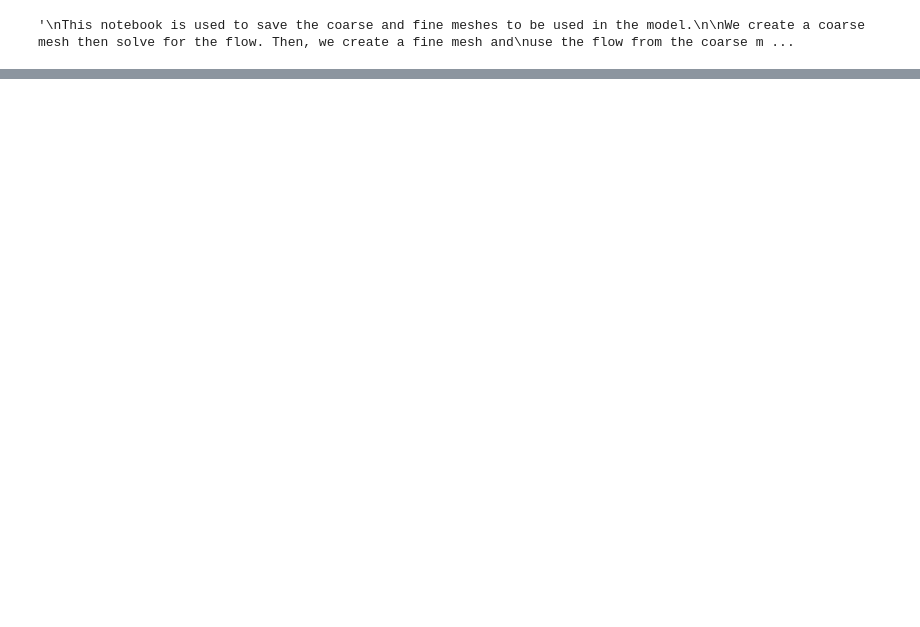
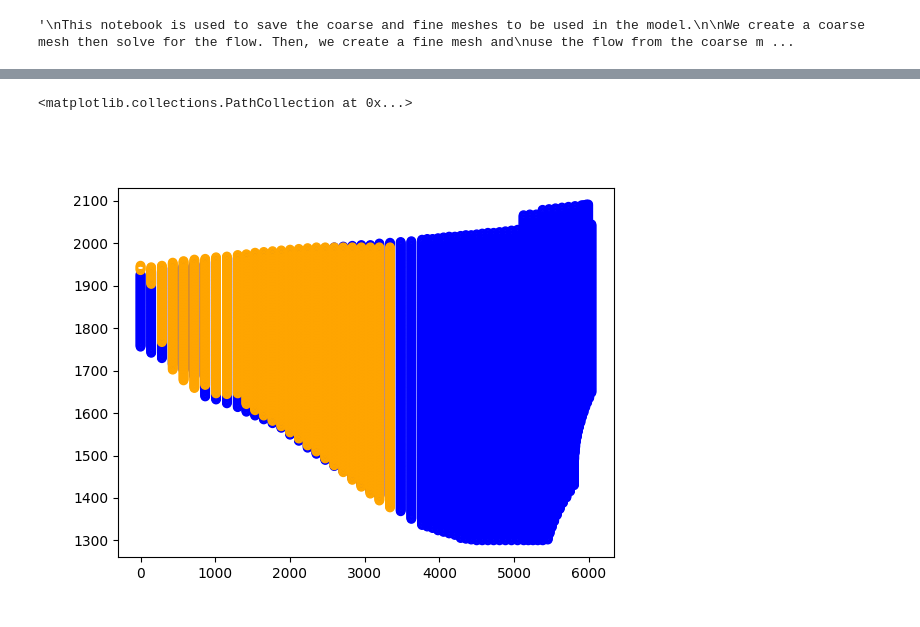
Before and after one commit to johnmorganmanos/AH_temp_paper, a Jupyter notebook: Processing_notebooks/mesh_saving.ipynb, the cells around one changed output, grey strips where cells are left out. Cells and saved outputs as stored; diff of their text form; code cells hidden in the pictures; blank space fills up the shorter version.

```diff
--- a/Processing_notebooks/mesh_saving.ipynb
+++ b/Processing_notebooks/mesh_saving.ipynb
@@ -87,0 +95,46 @@ ax.scatter(meshes[1].coordinates.dat.data_ro[:,0], meshes[1].coordinates.dat.dat
+# %%
+z_coords = np.linspace(1300, 2200, 500)
+# %%
+dummy_space_coarse = firedrake.VectorFunctionSpace(meshes[0], "CG", 3)
+dummy_space_fine = firedrake.VectorFunctionSpace(meshes[1], "CG", 3)
+
+dummy_func_coarse = firedrake.Function(dummy_space_coarse)
+dummy_func_fine = firedrake.Function(dummy_space_fine)
+# %%
+coarse_coords = []
+fine_coords = []
+
+for n in range(len(flowline_xs)):
+
+
+    for z_coord in z_coords:
+        try:
+            dummy_at = dummy_func_coarse.at(flowline_xs[n], flowline_ys[n], z_coord)[0]*spy
+            distance = np.sqrt((flowline_xs[n]-flowline_xs[0])**2 + (flowline_ys[n]-flowline_ys[0])**2)
+            coarse_coords.append([distance, z_coord])
+
+        except:
+            continue
+
+for n in range(len(flowline_xs)):
+
+
+    for z_coord in z_coords:
+        try:
+            dummy_at = dummy_func_fine.at(flowline_xs[n], flowline_ys[n], z_coord)[0]*spy
+            distance = np.sqrt((flowline_xs[n]-flowline_xs[0])**2 + (flowline_ys[n]-flowline_ys[0])**2)
+            fine_coords.append([distance, z_coord])
+
+        except:
+            continue
+# %%
+coarse_coords_arr = np.array(coarse_coords)
+fine_coords_arr = np.array(fine_coords)
+
+fig,ax=plt.subplots()
+
+ax.scatter(coarse_coords_arr[:,0], coarse_coords_arr[:,1], marker='o',fc='none', ec='blue')
+ax.scatter(fine_coords_arr[:,0], fine_coords_arr[:,1], marker='o',fc='none', ec='orange')
+# %% [output]
+<matplotlib.collections.PathCollection at 0x...>
+[figure, added]
```
Also changed, not shown: parts of 5 cells of this notebook, 4 other files.
